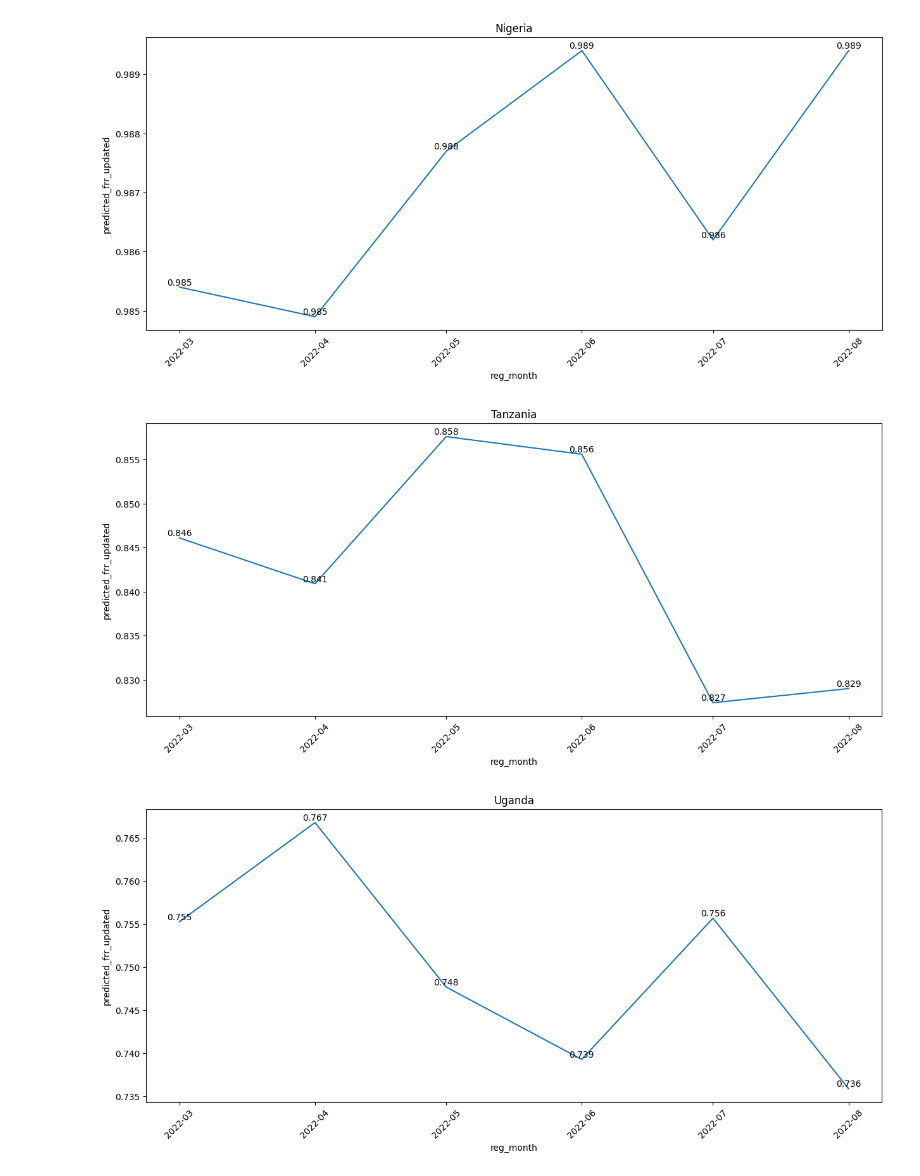
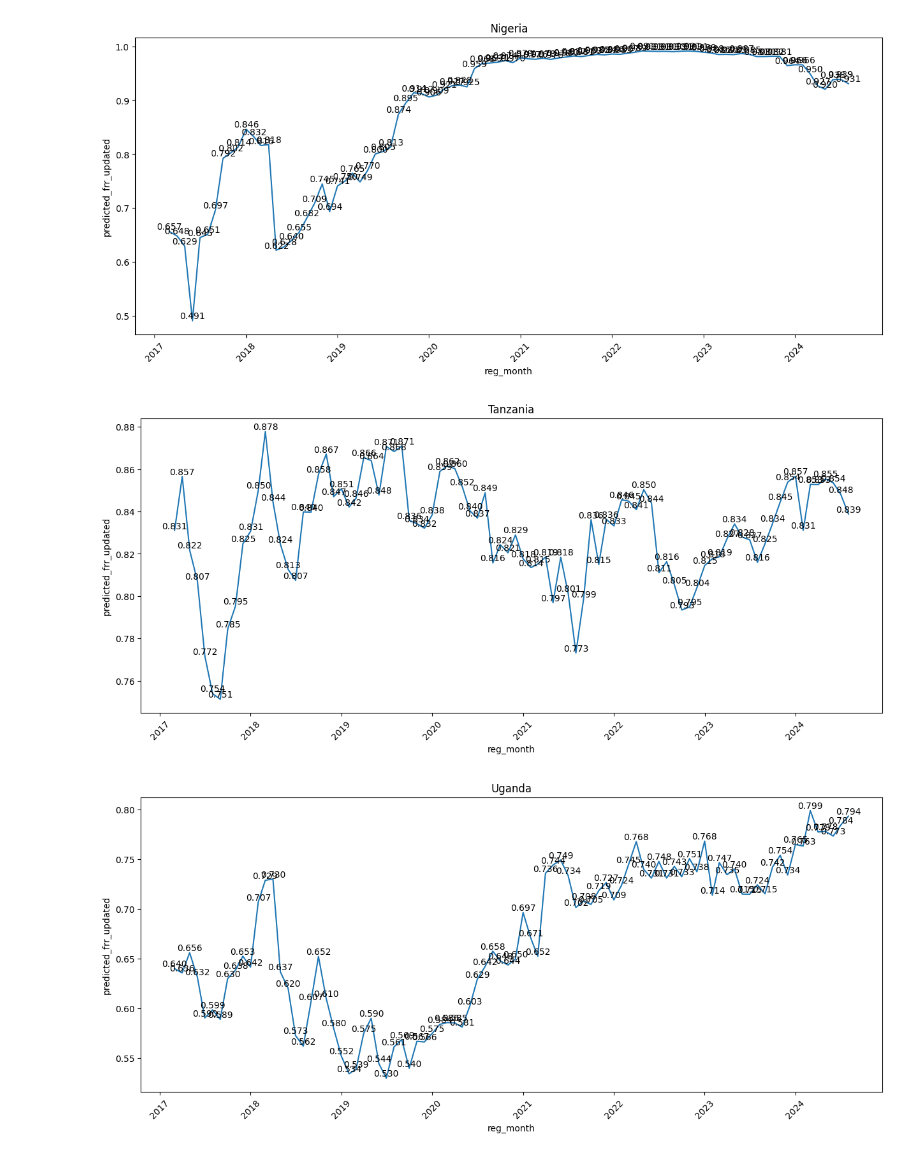
Before and after one commit to elijahkoech/cbr360, a Jupyter notebook: notebooks/clp_inference.ipynb, the cells around one changed output. Drawn from its saved outputs; the diff is of its cells as text; code cells hidden in the pictures.

```diff
--- a/notebooks/clp_inference.ipynb
+++ b/notebooks/clp_inference.ipynb
@@ -37,2 +68,6 @@ df_KPI = df_KPI[df_KPI.backtesting_limit>=360]
 # %%
-model = lightgbm.Booster(model_file = os.path.join(model_dir,'lgbm_cbr_model_2025-09-23.txt'))
+df_long_copy_sep = generate_predictions(features_file='../data/KPIs_data_processed_2025-09-01.csv')
+df_long_copy_sep["date_uploaded"] = '2025-09-01'
+
+df_long_copy_aug = generate_predictions(features_file='../data/KPIs_data_processed_2025-08-01.csv')
+df_long_copy_aug["date_uploaded"] = '2025-08-01'
@@ -38,0 +77,3 @@ model = lightgbm.Booster(model_file = os.path.join(model_dir,'lgbm_cbr_model_202
+# %%
+df_long_copy_sep = df_long_copy_sep[df_long_copy_sep.backtesting==df_long_copy_sep.cohort_age_backtesting]
+df_long_copy_aug = df_long_copy_aug[df_long_copy_aug.backtesting==df_long_copy_aug.cohort_age_backtesting]
@@ -83,5 +101,5 @@ df_long_copy['predicted_revenue_USD'] = np.round(df_long_copy['predicted_frr']*d
 # %%
-df_country = df_long_copy.groupby(["reg_month", "country", 'backtesting']).agg(
+df_country = df_long_copy_sep.groupby(["reg_month", "country", 'backtesting', "date_uploaded"]).agg(
     total_follow_on_price=('total_follow_on_revenue_usd', "sum"),
     total_predicted_fr=('predicted_revenue_USD', 'sum')
 ).reset_index()
@@ -89,11 +107,7 @@ df_country["predicted_frr_updated"] = np.round(df_country.total_predicted_fr/df_
 df_country["reg_month"] = pd.to_datetime(df_country["reg_month"], format="%Y-%m")
 for country in ['Kenya','Nigeria','Tanzania','Uganda','Zambia']:
     plt.figure(figsize=(15, 6))
-    subset = (df_country[(df_country.country==country)
-                         & (df_country.reg_month>="2022-03-01")
-                         & (df_country.reg_month<="2022-08-01")
-                         & (df_country.backtesting==450)])
-
+    subset = df_country[(df_country.country==country) & (df_country.reg_month>="2017-03-01")]
     ax = sns.lineplot(data=subset, x="reg_month", y="predicted_frr_updated")
     for x, y in zip(subset["reg_month"], subset["predicted_frr_updated"]):
         ax.text(x, y, f"{y:.3f}", ha="center", va="bottom")
@@ -106,3 +120,3 @@ for country in ['Kenya','Nigeria','Tanzania','Uganda','Zambia']:
-[figure, old version]
+[figure, new version]
-[figure, old version]
+[figure, new version]
-[figure, old version]
+[figure, new version]
```
Also changed, not shown: parts of 10 cells of this notebook, 1 other file.
